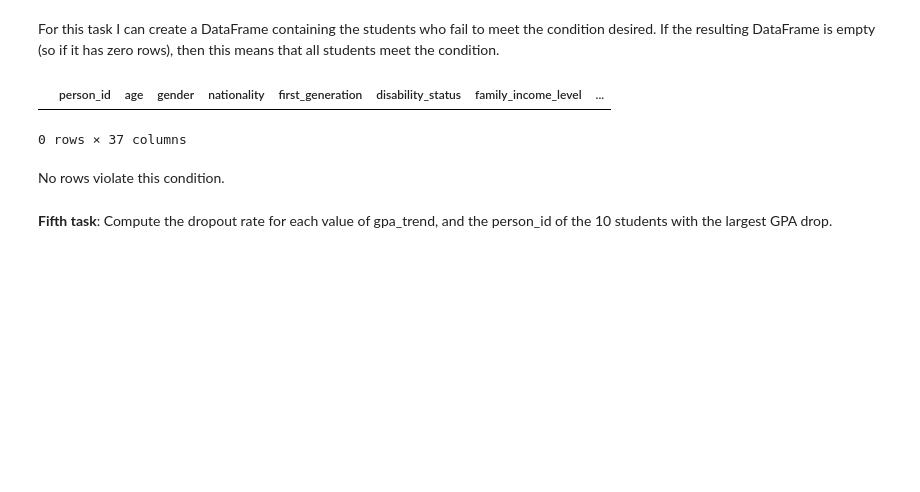
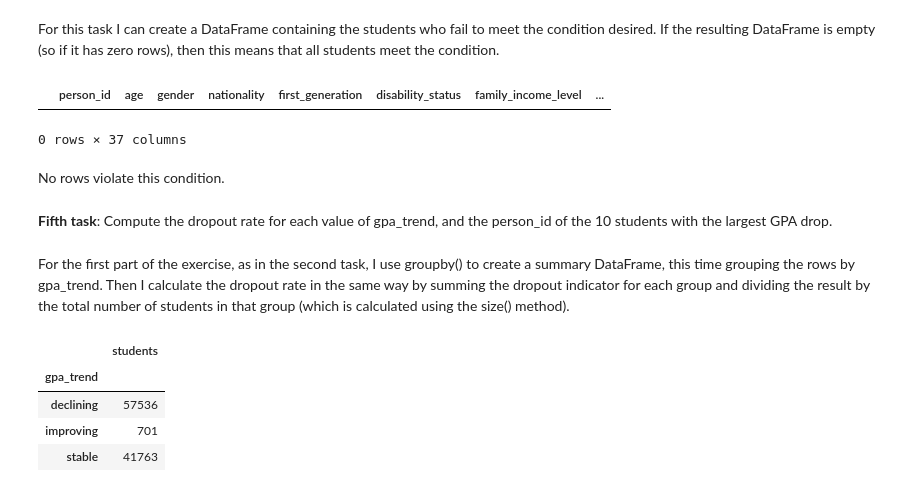
Before and after one commit to reneefarinelli/Farinelli_project, a Jupyter notebook: project_science.ipynb, the cells around one changed output. Saved outputs shown, nothing was run; the diff lists cells and outputs as text; code cells hidden in the pictures; blank space fills up the shorter version.

```diff
--- a/project_science.ipynb
+++ b/project_science.ipynb
@@ -237,3 +237,16 @@ No rows violate this condition.
 # %% [markdown]
 **Fifth task**:
 Compute the dropout rate for each value of gpa_trend, and the person_id of the 10 students with the largest GPA drop.
+# %% [markdown]
+For the first part of the exercise, as in the second task, I use groupby() to create a summary DataFrame, this time grouping the rows by gpa_trend.
+Then I calculate the dropout rate in the same way by summing the dropout indicator for each group and dividing the result by the total number of students in that group (which is calculated using the size() method).
+# %%
+a = students.groupby('gpa_trend')
+a1 = pd.DataFrame({'students': a.size()})
+a1
+# %% [output]
+|  | students |
+| gpa_trend |  |
+| declining | 57536 |
+| improving | 701 |
+| stable | 41763 |
```
Also changed, not shown: parts of 6 cells of this notebook.
